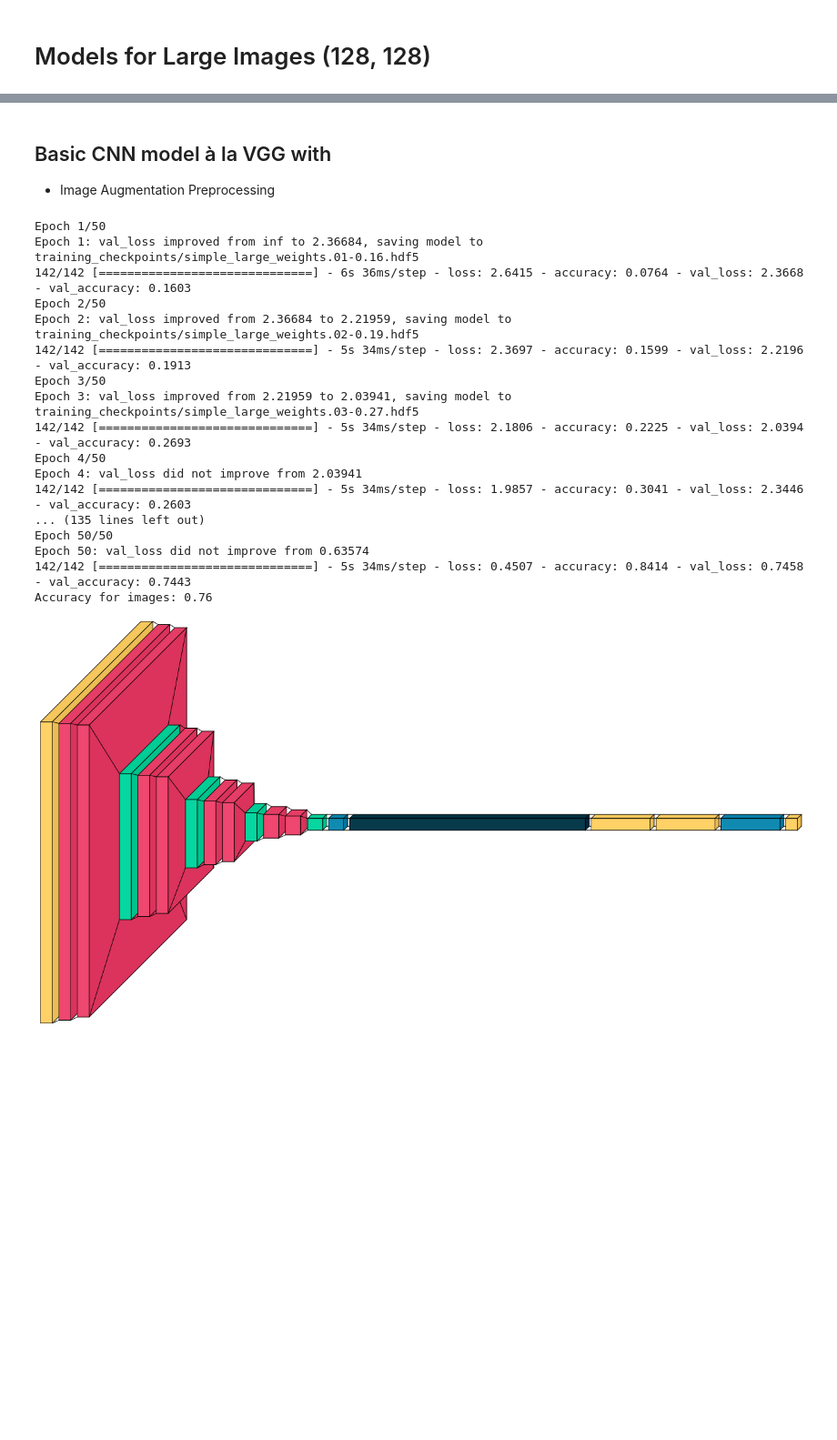
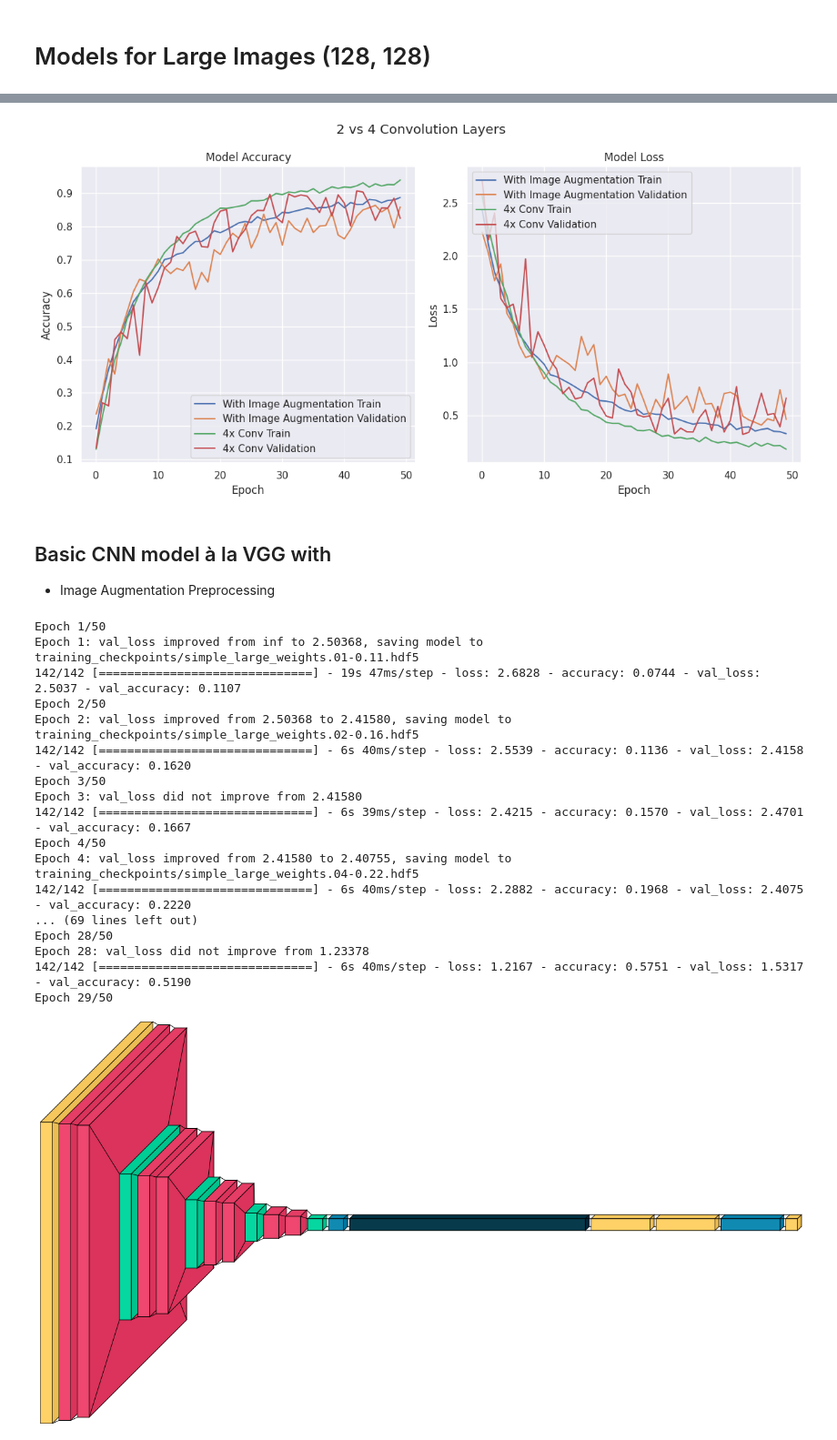
Before and after one commit to glennwuwu/vegetable-image-classification-cnn, a Jupyter notebook: CNN.ipynb, the cells around one changed output, grey strips where cells are left out. Shown at 91% size. Cells and saved outputs as stored; diff of their text form; code cells hidden in the pictures; blank space fills up the shorter version.

```diff
--- a/CNN.ipynb
+++ b/CNN.ipynb
@@ -278,0 +445,22 @@ Classes with the lowest sample count in the training set will have the greatest
+# %%
+simple_CNN_4_Conv = Sequential([
+    prep,
+    image_augmentation,
+    Conv2D(32, (5, 5), activation='relu'),
+    MaxPooling2D((2, 2)),
+    Conv2D(64, (3, 3), activation='relu'),
+    MaxPooling2D((2, 2)),
+    Conv2D(128, (3, 3), activation='relu'),
+    MaxPooling2D((2, 2)),
+    Conv2D(256, (3, 3), activation='relu'),
+    MaxPooling2D((2, 2)),
+    Flatten(),
+    Dense(500, activation='relu'),
+    Dense(500, activation='relu'),
+    Dense(15, activation='softmax')
+])
+
+# Compile the model
+simple_CNN_4_Conv.compile(optimizer='adam', loss='categorical_crossentropy', metrics=['accuracy'])
+
+simple_CNN_history["4x Conv"] = fit_model(simple_CNN_4_Conv, large_train, large_validation, large_test)
@@ -279,3 +485,7 @@ Classes with the lowest sample count in the training set will have the greatest
+# %%
+plot_history(simple_CNN_history, "2 vs 4 Convolution Layers", savefig="images/2vs4ConvolutionLayers.png")
+# %% [output]
+[figure, added]
 # %% [markdown]
 ## Basic CNN model à la VGG with
 * Image Augmentation Preprocessing
@@ -284,6 +494,7 @@ filter=(3, 3)
 
 model_large = Sequential([
     Rescaling(1./255, input_shape=(128, 128, 1)),
+    image_augmentation,
     Conv2D(32, filter, activation='relu'),
     Conv2D(32, filter, activation='relu'),
     MaxPooling2D((2, 2)),
@@ -307,26 +518,6 @@ model_large = Sequential([
 # Compile the model
 model_large.compile(optimizer=Adam(learning_rate=0.0001), loss='categorical_crossentropy', metrics=['accuracy'])
 
-def fit_model(model, train, val, test, filepath):
-    # model.summary()
-    cp_callback = ModelCheckpoint(filepath=filepath, save_weights_only=True, save_best_only=True, verbose=1, save_freq='epoch')
-
-    history = model.fit(
-        # train, train_labels,
-        x = datagen.flow(train, train_labels, batch_size=64),
-        epochs=50,
-        batch_size=64,
-        validation_data=(val, val_labels),
-        callbacks=[cp_callback],
-        class_weight=class_weights
-    )
-
-    accuracy = model.evaluate(test, test_labels, verbose=0)[1]
-
-    print(f"Accuracy for images: {accuracy:.2f}")
-
-    return history
-
 checkpoint_folder_path = "training_checkpoints/"
 
 # example filepath large_weights.{epoch:02d}-{val_loss:.2f}.hdf5
@@ -334,22 +525,22 @@ checkpoint_folder_path = "training_checkpoints/"
 history = fit_model(model_large, large_train_images, large_val_images, large_test_images, "training_checkpoints/simple_large_weights.{epoch:02d}-{val_accuracy:.2f}.hdf5")
 # %% [output]
 Epoch 1/50
-Epoch 1: val_loss improved from inf to 2.36684, saving model to training_checkpoints/simple_large_weights.01-0.16.hdf5
-142/142 [==============================] - 6s 36ms/step - loss: 2.6415 - accuracy: 0.0764 - val_loss: 2.3668 - val_accuracy: 0.1603
+Epoch 1: val_loss improved from inf to 2.50368, saving model to training_checkpoints/simple_large_weights.01-0.11.hdf5
+142/142 [==============================] - 19s 47ms/step - loss: 2.6828 - accuracy: 0.0744 - val_loss: 2.5037 - val_accuracy: 0.1107
 Epoch 2/50
-Epoch 2: val_loss improved from 2.36684 to 2.21959, saving model to training_checkpoints/simple_large_weights.02-0.19.hdf5
-142/142 [==============================] - 5s 34ms/step - loss: 2.3697 - accuracy: 0.1599 - val_loss: 2.2196 - val_accuracy: 0.1913
+Epoch 2: val_loss improved from 2.50368 to 2.41580, saving model to training_checkpoints/simple_large_weights.02-0.16.hdf5
+142/142 [==============================] - 6s 40ms/step - loss: 2.5539 - accuracy: 0.1136 - val_loss: 2.4158 - val_accuracy: 0.1620
 Epoch 3/50
-Epoch 3: val_loss improved from 2.21959 to 2.03941, saving model to training_checkpoints/simple_large_weights.03-0.27.hdf5
-142/142 [==============================] - 5s 34ms/step - loss: 2.1806 - accuracy: 0.2225 - val_loss: 2.0394 - val_accuracy: 0.2693
+Epoch 3: val_loss did not improve from 2.41580
+142/142 [==============================] - 6s 39ms/step - loss: 2.4215 - accuracy: 0.1570 - val_loss: 2.4701 - val_accuracy: 0.1667
 Epoch 4/50
-Epoch 4: val_loss did not improve from 2.03941
-142/142 [==============================] - 5s 34ms/step - loss: 1.9857 - accuracy: 0.3041 - val_loss: 2.3446 - val_accuracy: 0.2603
-... (135 lines left out)
-Epoch 50/50
-Epoch 50: val_loss did not improve from 0.63574
-142/142 [==============================] - 5s 34ms/step - loss: 0.4507 - accuracy: 0.8414 - val_loss: 0.7458 - val_accuracy: 0.7443
-Accuracy for images: 0.76
+Epoch 4: val_loss improved from 2.41580 to 2.40755, saving model to training_checkpoints/simple_large_weights.04-0.22.hdf5
+142/142 [==============================] - 6s 40ms/step - loss: 2.2882 - accuracy: 0.1968 - val_loss: 2.4075 - val_accuracy: 0.2220
+... (69 lines left out)
+Epoch 28/50
+Epoch 28: val_loss did not improve from 1.23378
+142/142 [==============================] - 6s 40ms/step - loss: 1.2167 - accuracy: 0.5751 - val_loss: 1.5317 - val_accuracy: 0.5190
+Epoch 29/50
 # %%
 visualkeras.layered_view(model_large)
 # %% [output]
```
Also changed, not shown: parts of 31 cells of this notebook, 4 other files.
